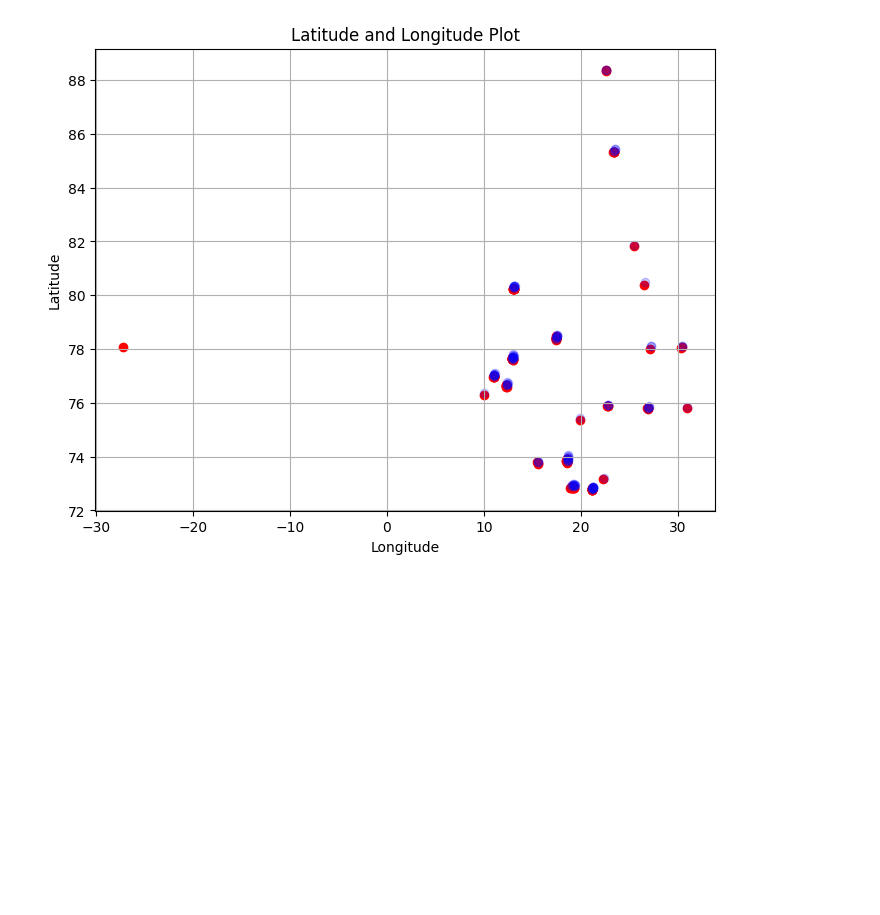
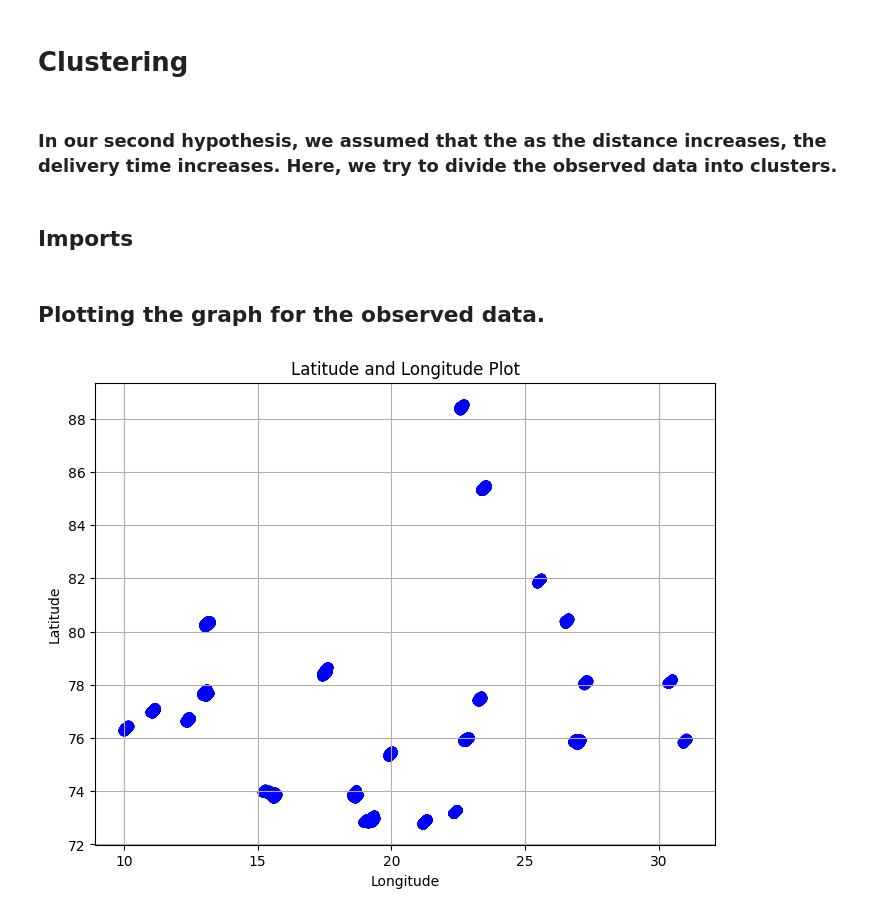
Before and after one commit to apurvabanka/Forcaster, a Jupyter notebook: Apurva/clustering_for_coordinates.ipynb, the cells around one changed output. Drawn from its saved outputs; the diff is of its cells as text; code cells hidden in the pictures; blank space fills up the shorter version.

```diff
--- a/Apurva/clustering_for_coordinates.ipynb
+++ b/Apurva/clustering_for_coordinates.ipynb
@@ -1,3 +1,9 @@
+# %% [markdown]
+# Clustering
+# %% [markdown]
+### In our second hypothesis, we assumed that the as the distance increases, the delivery time increases. Here, we try to divide the observed data into clusters.
+# %% [markdown]
+## Imports
 # %%
 import numpy as np
 import pandas as pd
@@ -7,26 +13,26 @@ df = pd.read_csv('../food_delivery_dataset/train.csv')
 
 df = df.replace('NaN', np.nan, regex=True)
 
-df['Restaurant_latitude'] = pd.to_numeric(df['Restaurant_latitude'])
-df['Restaurant_longitude'] = pd.to_numeric(df['Restaurant_longitude'])
-df['Delivery_location_latitude'] = pd.to_numeric(df['Delivery_location_latitude'])
-df['Delivery_location_longitude'] = pd.to_numeric(df['Delivery_location_longitude'])
+df['Restaurant_latitude'] = pd.to_numeric(df['Restaurant_latitude']).abs()
+df['Restaurant_longitude'] = pd.to_numeric(df['Restaurant_longitude']).abs()
+df['Delivery_location_latitude'] = pd.to_numeric(df['Delivery_location_latitude']).abs()
+df['Delivery_location_longitude'] = pd.to_numeric(df['Delivery_location_longitude']).abs()
 
 df = df[~((df['Restaurant_latitude'] <= 1) & (df['Restaurant_longitude'] <= 1) &(df['Delivery_location_latitude'] <= 1) &(df['Delivery_location_longitude'] <= 1))]
-
-df = df.head(100)
+# %% [markdown]
+## Plotting the graph for the observed data.
 # %%
 plt.figure(figsize=(8, 6))
-plt.scatter(df['Restaurant_latitude'], df['Restaurant_longitude'], color='red', marker='o')
-plt.scatter(df['Delivery_location_latitude'], df['Delivery_location_longitude'], color='blue', marker='o', alpha=0.2)
+# plt.scatter(df['Restaurant_latitude'], df['Restaurant_longitude'], color='red', marker='o')
+plt.scatter(df['Delivery_location_latitude'], df['Delivery_location_longitude'], color='blue')
 
 # Adding labels
 plt.title('Latitude and Longitude Plot')
 plt.xlabel('Longitude')
 plt.ylabel('Latitude')
 
 # Display the plot
 plt.grid(True)
 plt.show()
 # %% [output]
-[figure, old version]
+[figure, new version]
```
Also changed, not shown: parts of 6 cells of this notebook, 1 other file.
